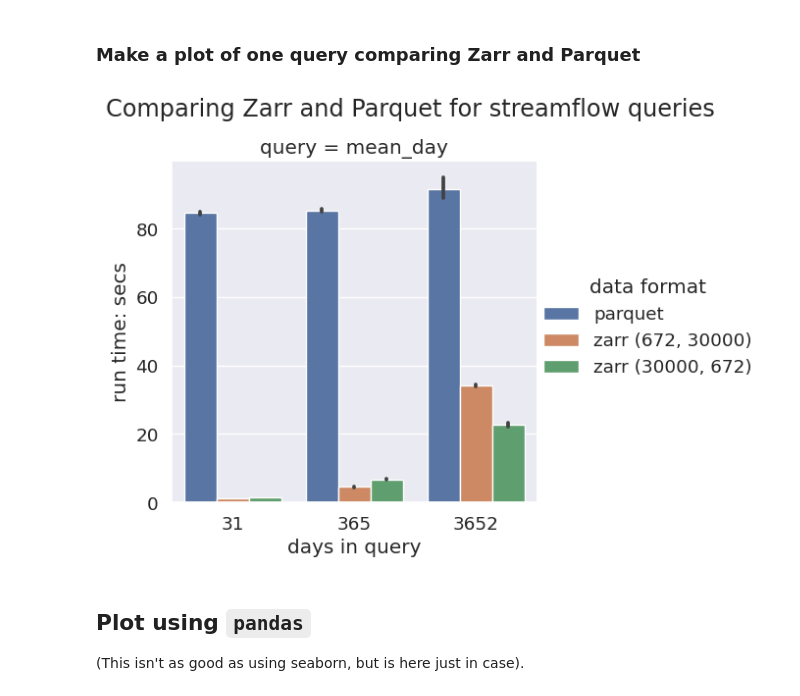
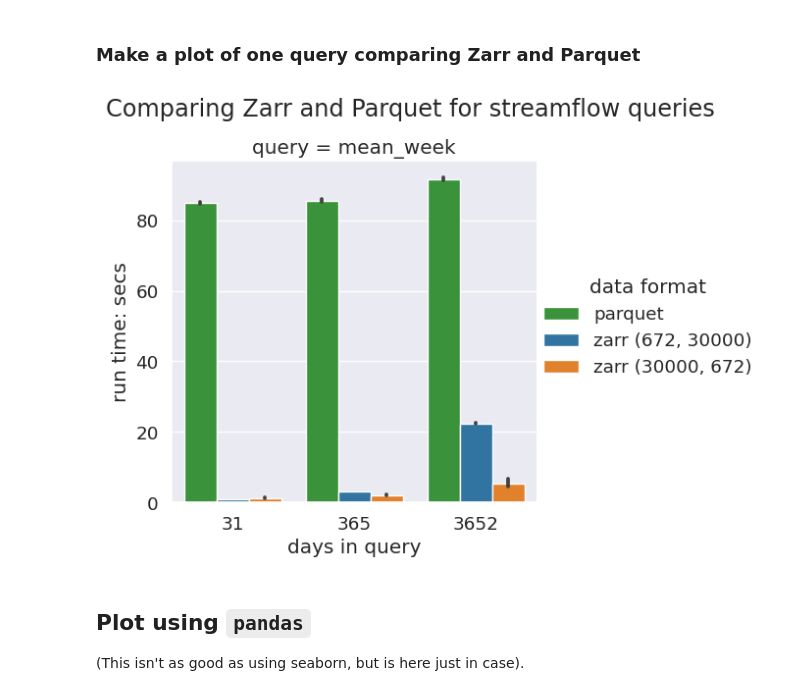
Before and after one commit to azavea/noaa-hydro-data, a Jupyter notebook: src/esip-2022-presentation/plot_results.ipynb, the cells around one changed output. Cells and saved outputs as stored; diff of their text form; code cells hidden in the pictures.

Commit message:
Make colors consistent between plots

```diff
--- a/src/esip-2022-presentation/plot_results.ipynb
+++ b/src/esip-2022-presentation/plot_results.ipynb
@@ -90,6 +90,14 @@ Plotting concepts:
 Observations:
 * The transposed chunk size (30000, 672) is much faster for large queries over 3652 days, but doesn't have much of an effect for smaller queries.
 * The different queries all take roughly the same amount of time.
+# %%
+data_format_colors = {
+    '(672, 30000)': 'tab:blue',
+    'zarr (672, 30000)': 'tab:blue',
+    '(30000, 672)': 'tab:orange',
+    'zarr (30000, 672)': 'tab:orange',
+    'parquet': 'tab:green',
+}
 # %%
 # Zarr
 sns.set(font_scale = 1.2)
@@ -116,7 +124,7 @@ savefig_s3(fig, join(out_root_uri, 'parquet.png'), format='png', dpi=200)
 # %% [markdown]
 ### Make a plot of one query comparing Zarr and Parquet
 # %%
-df = pd.concat([parquet_df.query('query == "mean_day"'), zarr_df.query('query == "mean_day"')])
+df = pd.concat([parquet_df.query('query == "mean_week"'), zarr_df.query('query == "mean_week"')])
 
 data_format = []
 for _data_format, _chunk_shape in zip(df.data_format.values, df['chunk shape'].values):
@@ -129,13 +137,13 @@ df['data format'] = data_format
 # %%
 plot = sns.catplot(
     x='days in query', y='run time: secs', col='query', hue='data format',
-    kind='bar', data=df)
+    kind='bar', data=df, palette=data_format_colors)
 fig = plot.fig
 fig.subplots_adjust(top=0.85)
 fig.suptitle('Comparing Zarr and Parquet for streamflow queries')
 savefig_s3(fig, join(out_root_uri, 'compare.png'), format='png', dpi=200)
 # %% [output]
-[figure, old version]
+[figure, new version]
 # %% [markdown]
 ## Plot using `pandas`
 
```
Also changed, not shown: parts of 2 cells of this notebook, 1 other file.
